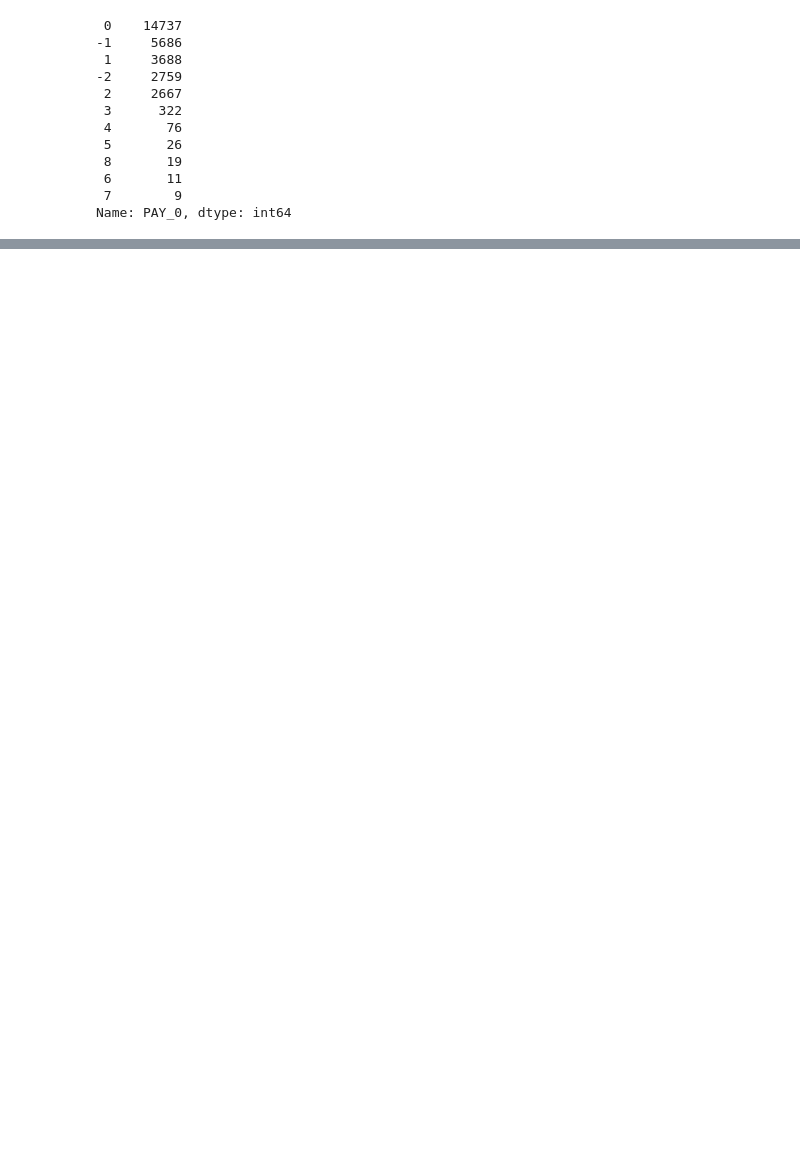
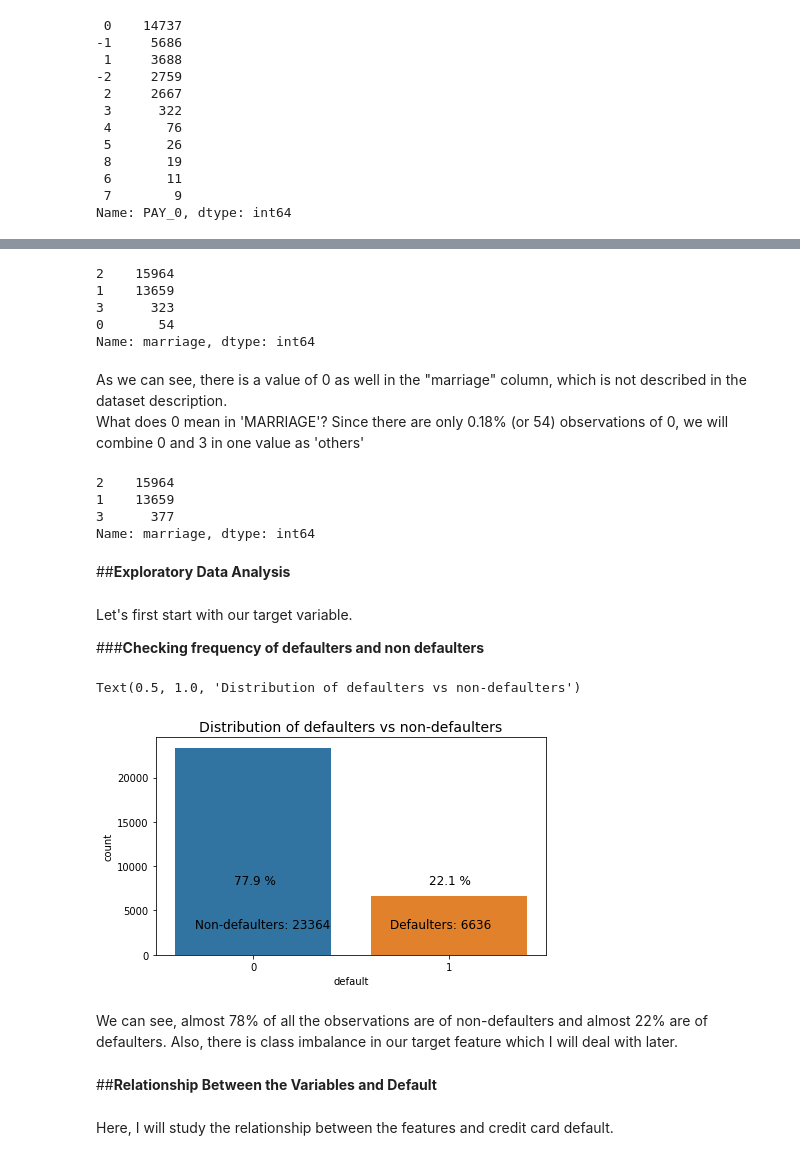
Before and after one commit to iamNirmeshGupta/Credit-Card-Default-Prediction, a Jupyter notebook: Credit_Card_Default_Prediction_Nirmesh_Gupta_Individual_Notebook.ipynb, the cells around one changed output, grey strips where cells are left out. Saved outputs shown, nothing was run; the diff lists cells and outputs as text; code cells hidden in the pictures; blank space fills up the shorter version.

```diff
--- a/Credit_Card_Default_Prediction_Nirmesh_Gupta_Individual_Notebook.ipynb
+++ b/Credit_Card_Default_Prediction_Nirmesh_Gupta_Individual_Notebook.ipynb
@@ -158,0 +273,3 @@ Name: PAY_0, dtype: int64
+# %%
+# Converting the data type of the features
+df1 = df1.astype('int')
@@ -158,0 +299,5 @@ Name: PAY_0, dtype: int64
+# %%
+# Simplifying column names and bringing consistency
+df1.rename(columns={"PAY_0":"PAY_1","default payment next month":"DEFAULT"},inplace=True)
+
+df1.columns = [name.lower() for name in list(df1.columns)]
@@ -158,0 +358,6 @@ Name: PAY_0, dtype: int64
+# %%
+# Change values 4, 5, 6 to 0 and define 0 as 'others'
+# 1=graduate school, 2=university, 3=high school, 0=others
+
+df1["education"] = df1["education"].replace({4:0,5:0,6:0})
+df1["education"].value_counts()
@@ -158,0 +372,64 @@ Name: PAY_0, dtype: int64
+# %%
+# Checking "marriage" column
+df1['marriage'].value_counts()
+# %% [output]
+2    15964
+1    13659
+3      323
+0       54
+Name: marriage, dtype: int64
+# %% [markdown]
+As we can see, there is a value of 0 as well in the "marriage" column, which is not described in the dataset description. \
+What does 0 mean in 'MARRIAGE'? Since there are only 0.18% (or 54) observations of 0, we will combine 0 and 3 in one value as 'others'
+# %%
+# Combine 0 and 3 by changing the value 0 into 3
+
+df1["marriage"] = df1["marriage"].replace({0:3})
+df1["marriage"].value_counts()
+# %% [output]
+2    15964
+1    13659
+3      377
+Name: marriage, dtype: int64
+# %% [markdown]
+##**Exploratory Data Analysis**
+# %% [markdown]
+Let's first start with our target variable.
+
+###**Checking frequency of defaulters and non defaulters**
+# %%
+# Checking frequency of defaulters
+
+defs = df1["default"].sum()
+non_defs = len(df1) - defs
+
+# Percentage
+def_perc = round(defs / len(df1) * 100, 1)
+non_def_perc = round(non_defs / len(df1) * 100, 1)
+
+# import sys
+plt.figure(figsize=(7, 4))
+# sns.set_context('notebook', font_scale=1.2)
+sns.countplot("default", data=df1)  # ,palette="Blues"
+plt.annotate(
+    "Non-defaulters: {}".format(non_defs),
+    xy=(-0.3, 15000),
+    xytext=(-0.3, 3000),
+    size=12,
+)
+plt.annotate(
+    "Defaulters: {}".format(defs), xy=(0.7, 15000), xytext=(0.7, 3000), size=12
+)
+plt.annotate(str(non_def_perc) + " %", xy=(-0.3, 15000), xytext=(-0.1, 8000), size=12)
+plt.annotate(str(def_perc) + " %", xy=(0.7, 15000), xytext=(0.9, 8000), size=12)
+plt.title("Distribution of defaulters vs non-defaulters", size=14)
+# %% [output]
+Text(0.5, 1.0, 'Distribution of defaulters vs non-defaulters')
+[figure, added]
+# %% [markdown]
+We can see, almost 78% of all the observations are of non-defaulters and almost 22% are of defaulters.
+Also, there is class imbalance in our target feature which I will deal with later.
+# %% [markdown]
+##**Relationship Between the Variables and Default**
+# %% [markdown]
+Here, I will study the relationship between the features and credit card default.
```
Also changed, not shown: parts of 32 cells of this notebook.
